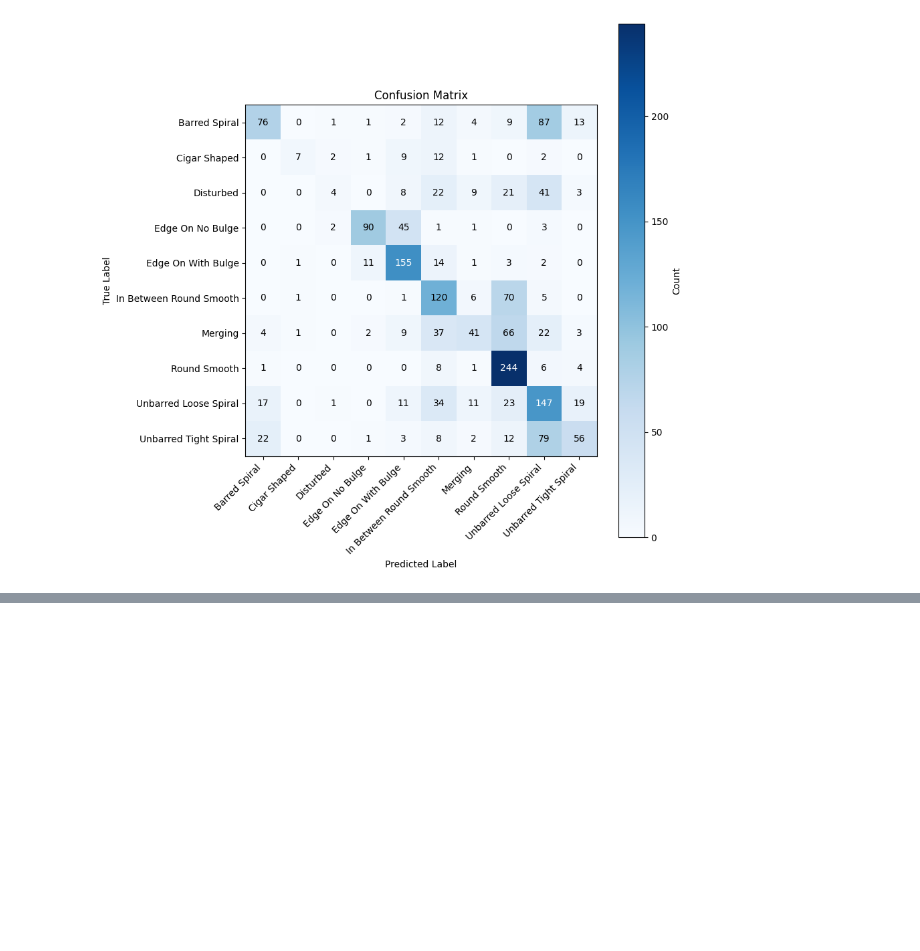
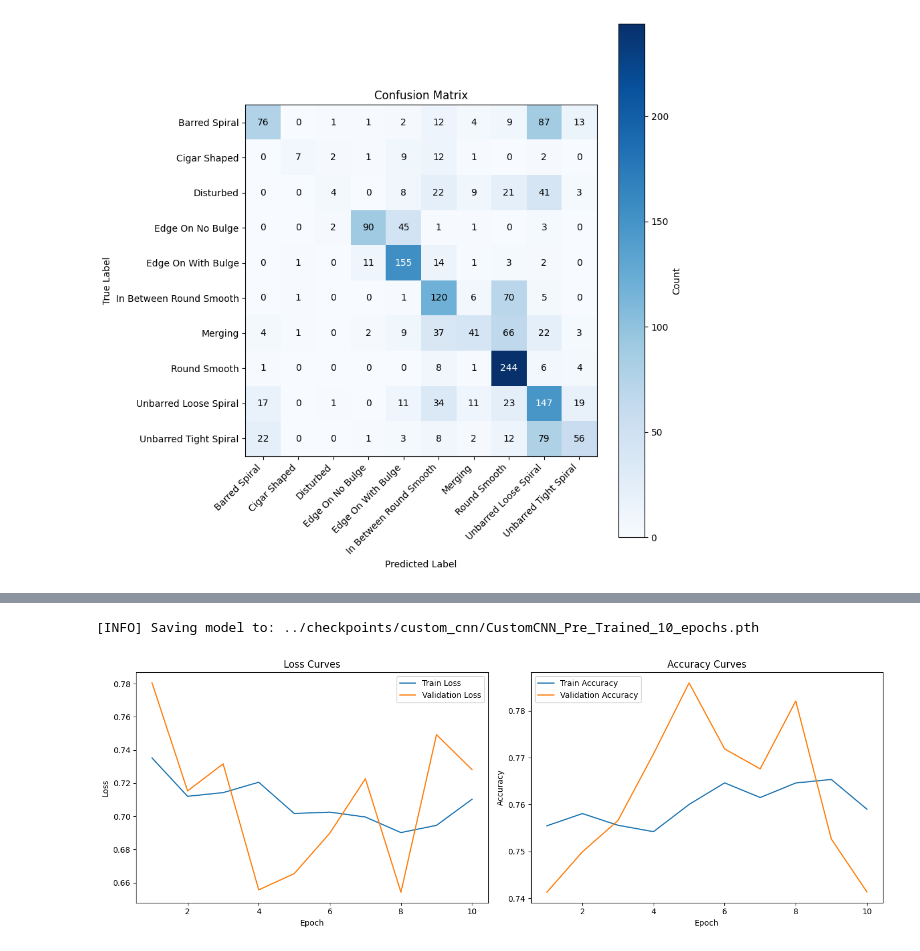
Before and after one commit to CheekyRishi/galaxy_morphology_classification, a Jupyter notebook: notebooks/train_and_evaluate.ipynb, the cells around one changed output, grey strips where cells are left out. Drawn from its saved outputs; the diff is of its cells as text; code cells hidden in the pictures; blank space fills up the shorter version.

Commit message:
Evaluate custom cnn

```diff
--- a/notebooks/train_and_evaluate.ipynb
+++ b/notebooks/train_and_evaluate.ipynb
@@ -358,0 +375,2 @@ predictions.plot_confusion_matrix(labels=test_results["labels"],
+# %%
+custom_model.load_state_dict(torch.load(f="../checkpoints/custom_cnn/CustomCNN_48_epochs.pth"))
@@ -358,0 +404,24 @@ predictions.plot_confusion_matrix(labels=test_results["labels"],
+# %%
+train_dir = "../data/Galaxy10_DECaLS/train"
+val_dir = "../data/Galaxy10_DECaLS/val"
+test_dir = "../data/Galaxy10_DECaLS/test"
+
+train_loader, val_loader, test_loader, class_names= dataloaders.create_dataloaders(train_dir=train_dir,
+                                                                        test_dir=test_dir,
+                                                                        val_dir=val_dir,
+                                                                        num_workers=NUM_WORKERS,
+                                                                        train_transform=transforms.get_train_transforms(resize_size=256,crop_size=224),
+                                                                        eval_transform=transforms.get_eval_transforms(resize_size=256,crop_size=224),
+                                                                        batch_size=16)
+# %%
+optimizer = torch.optim.Adam(params=custom_model.parameters(),lr=1e-3)
+loss_fn = torch.nn.CrossEntropyLoss()
+# %%
+custom_model_results = engine.train(model=custom_model,
+                                optimizer=optimizer,
+                                loss_fn=loss_fn,
+                                device=device,
+                                epochs=EPOCHS,
+                                train_dataloader=train_loader,
+                                test_dataloader=val_loader,
+                                validation=True)
@@ -358,0 +439,8 @@ predictions.plot_confusion_matrix(labels=test_results["labels"],
+# %%
+save_model.save_model(model=custom_model,model_name="CustomCNN_Pre_Trained_10_epochs.pth",base_dir='checkpoints')
+# %% [output]
+[INFO] Saving model to: ../checkpoints/custom_cnn/CustomCNN_Pre_Trained_10_epochs.pth
+# %%
+visualisations.plot_acc_loss_curves(results=custom_model_results,validation=True)
+# %% [output]
+[figure, added]
```
Also changed, not shown: parts of 11 cells of this notebook.
